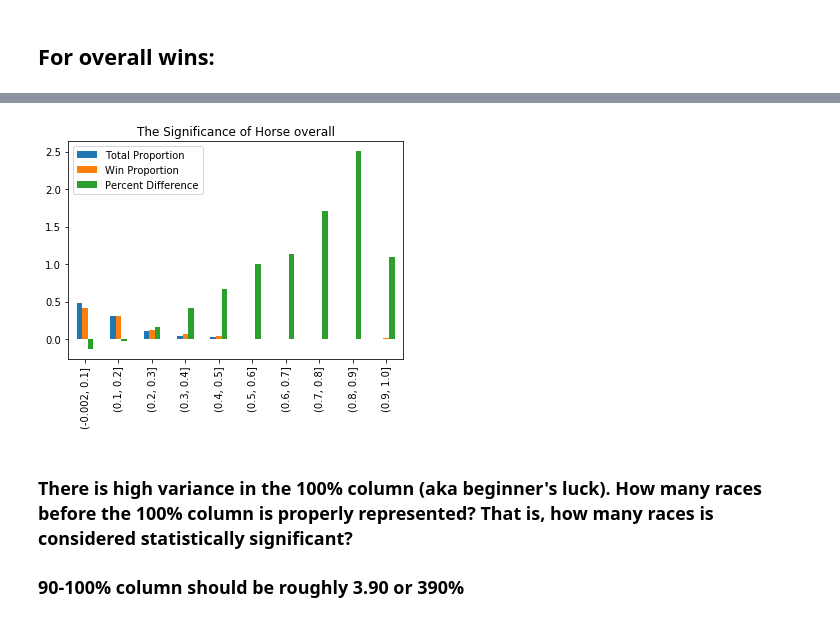
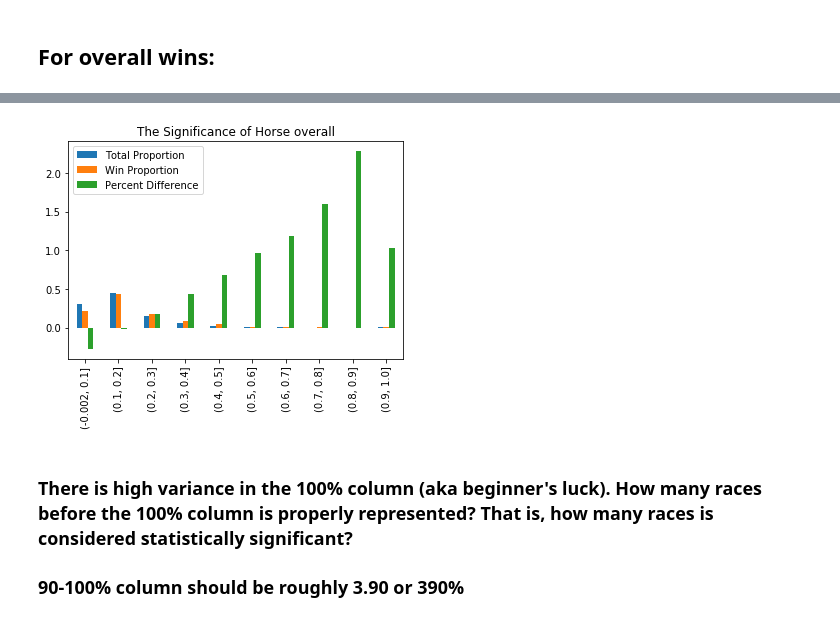
Before and after one commit to Ibnadm/Predict-DogRacing, a Jupyter notebook: Horse Racing Analysis.ipynb, the cells around one changed output, grey strips where cells are left out. Cells and saved outputs as stored; diff of their text form; code cells hidden in the pictures.

```diff
--- a/Horse Racing Analysis.ipynb
+++ b/Horse Racing Analysis.ipynb
@@ -118,4 +141,8 @@ average_weight = df_grouped.handicap_weight.transform('mean')
 
 df_cleaned.insert(4,'average_weight',average_weight)
 
-df_cleaned.insert(5,'weight_minus_average', df_cleaned.handicap_weight - df_cleaned.average_weight)
+df_cleaned.insert(4,'weight_minus_average', df_cleaned.handicap_weight - df_cleaned.average_weight)
+
+df_cleaned.drop('average_weight', axis=1, inplace=True)
+
+df_grouped = df_cleaned.groupby(['date','venue_name','market_name'])
@@ -149,8 +172,6 @@ df_grouped = df_cleaned.groupby(['date','venue_name','market_name'])
 # Replaces infinity (zero division) with NaN
 df_cleaned.replace([np.inf, -np.inf], np.nan, inplace=True)
 
-df_cleaned.sort_index(inplace=True)
-
 df_grouped = df_cleaned.groupby(['date','venue_name','market_name'])
 
 df_cleaned.head()
@@ -470,9 +460,13 @@ test_stat3, p_value3
 # %% [markdown]
 ## For overall wins:
+# %%
+overall_win_pop_cleaned = column_cleaner(df_cleaned, df_grouped, 'overall_win_percent')
+
+overall_win_pop_cleaned_win = cleaned_win_df(overall_win_pop_cleaned)
 # %%
-overall_pop = df_cleaned.overall_win_percent.value_counts(normalize=True,bins=10).sort_index()
+overall_pop = overall_win_pop_cleaned.overall_win_percent.value_counts(normalize=True,bins=10).sort_index()
 
-overall_win = df_cleaned[general_win_indices].overall_win_percent.value_counts(normalize=True,bins=10).sort_index()
+overall_win = overall_win_pop_cleaned_win.overall_win_percent.value_counts(normalize=True,bins=10).sort_index()
 
 overall_percent_difference = (overall_win - overall_pop)/overall_pop
 # %%
@@ -491,12 +485,12 @@ overall_percent_difference
 Name: overall_win_percent, dtype: float64
 # %%
-index = overall_percent_difference.index
+index3 = overall_percent_difference.index
 
-df5 = pd.DataFrame({'Total Proportion': overall_pop,'Win Proportion': overall_win , 'Percent Difference': overall_percent_difference}, index=index)
+df3 = pd.DataFrame({'Total Proportion': overall_pop,'Win Proportion': overall_win , 'Percent Difference': overall_percent_difference}, index=index3)
 
-ax = df5.plot.bar(title='The Significance of Horse overall')
+ax = df3.plot.bar(title='The Significance of Horse overall')
 # %% [output]
-[figure, old version]
+[figure, new version]
 # %% [markdown]
 ### There is high variance in the 100% column (aka beginner's luck). How many races before the 100% column is properly represented? That is, how many races is considered statistically significant?
 
```
Also changed, not shown: parts of 94 cells of this notebook.
